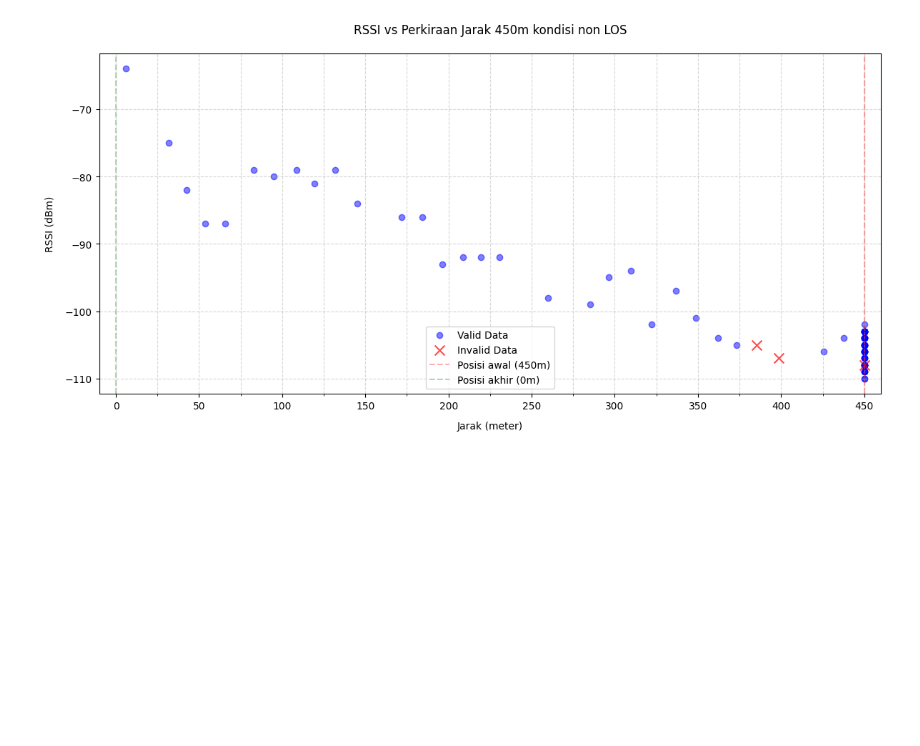
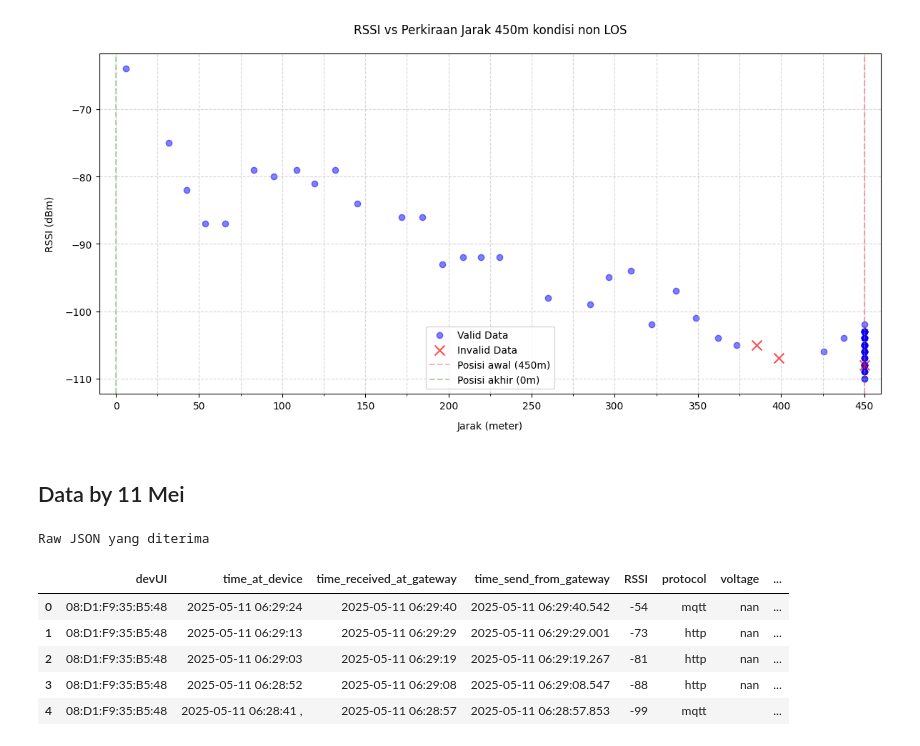
Before and after one commit to IAmNewbe/AMI_analysis, a Jupyter notebook: program.ipynb, the cells around one changed output. Cells and saved outputs as stored; diff of their text form; code cells hidden in the pictures; blank space fills up the shorter version.

```diff
--- a/program.ipynb
+++ b/program.ipynb
@@ -561,3 +561,81 @@ plt.tight_layout()
 plt.show()
 # %% [output]
 [figure]
+# %% [markdown]
+## Data by 11 Mei
+# %%
+# Variabel yang diperlukan
+protocol = "https"
+ip_or_domain = "platform.antares.id"
+port = "8443"
+cse_id = "antares-id"
+cse_name = "antares-cse"
+application_name = "AMIModule"
+device_name = "LoRa_Gateway"
+access_key = "fbcc54e8fa44769a:601102b2dae28971"
+initial_time = "20250511T000000"
+last_time = "20250511T230000"
+
+# Membangun URL
+url = f"https://platform.antares.id:8443/~/antares-cse/antares-id/{application_name}/{device_name}?ty=4&fu=1&drt=2&cra={initial_time}&crb={last_time}"
+# irl = f"{protocol}://{ip_or_domain}:{port}/~/{cse-id}/{cse-name}/{application-name}/{device-name}?lim=50000&fu=1&drt=2&ty=4"
+# Header yang diperlukan
+headers = {
+    "Accept": "application/json",
+    "X-M2M-Origin": access_key,
+    "Content-Type": "application/json"
+}
+
+# Mengirim GET request
+try:
+    response = requests.get(url, headers=headers)
+    response.raise_for_status()  # Memeriksa apakah ada error dalam respons
+
+    # Mengambil data JSON dari respons
+    data = response.json()
+    print("Raw JSON yang diterima")
+    # print(data)
+
+except requests.exceptions.HTTPError as http_err:
+    print(f"HTTP error occurred: {http_err}")
+except requests.exceptions.RequestException as err:
+    print(f"Error occurred: {err}")
+# %% [output]
+Raw JSON yang diterima
+# %%
+def convert_to_dataframe(json_data):
+    if not json_data or "m2m:list" not in json_data:
+        print("Invalid JSON structure")
+        return pd.DataFrame()
+
+    records = []
+    for item in json_data["m2m:list"]:
+        cin = item.get("m2m:cin", {})
+        con_raw = cin.get("con", "{}")
+
+        # Bersihkan karakter kontrol yang mungkin menyebabkan error
+        con_raw = con_raw.replace("\n", "").replace("\t", "").replace("\r", "")
+
+        try:
+            con_data = json.loads(con_raw, strict=False)  # Gunakan strict=False untuk mengabaikan error karakter kontrol
+            ct_raw = cin.get("ct", "")  # Tambah kolom received_at_server
+            formatted_ct = datetime.strptime(ct_raw, "%Y%m%dT%H%M%S").strftime("%Y-%m-%d %H:%M:%S")
+            con_data["received_at_server"] = formatted_ct # Tambah kolom received_at_server
+
+            records.append(con_data)
+        except json.JSONDecodeError as e:
+            print(f"Error parsing JSON: {e}")
+            print(f"Problematic data: {con_raw}")
+
+    return pd.DataFrame(records)
+
+df_11 = convert_to_dataframe(data)
+# %%
+df_11.head()
+# %% [output]
+|  | devUI | time_at_device | time_received_at_gateway | time_send_from_gateway | RSSI | protocol | voltage | ... |
+| 0 | 08:D1:F9:35:B5:48 | 2025-05-11 06:29:24 | 2025-05-11 06:29:40 | 2025-05-11 06:29:40.542 | -54 | mqtt | nan | ... |
+| 1 | 08:D1:F9:35:B5:48 | 2025-05-11 06:29:13 | 2025-05-11 06:29:29 | 2025-05-11 06:29:29.001 | -73 | http | nan | ... |
+| 2 | 08:D1:F9:35:B5:48 | 2025-05-11 06:29:03 | 2025-05-11 06:29:19 | 2025-05-11 06:29:19.267 | -81 | http | nan | ... |
+| 3 | 08:D1:F9:35:B5:48 | 2025-05-11 06:28:52 | 2025-05-11 06:29:08 | 2025-05-11 06:29:08.547 | -88 | http | nan | ... |
+| 4 | 08:D1:F9:35:B5:48 | 2025-05-11 06:28:41 , | 2025-05-11 06:28:57 | 2025-05-11 06:28:57.853 | -99 | mqtt |  | ... |
```
Also changed, not shown: parts of 8 cells of this notebook.
